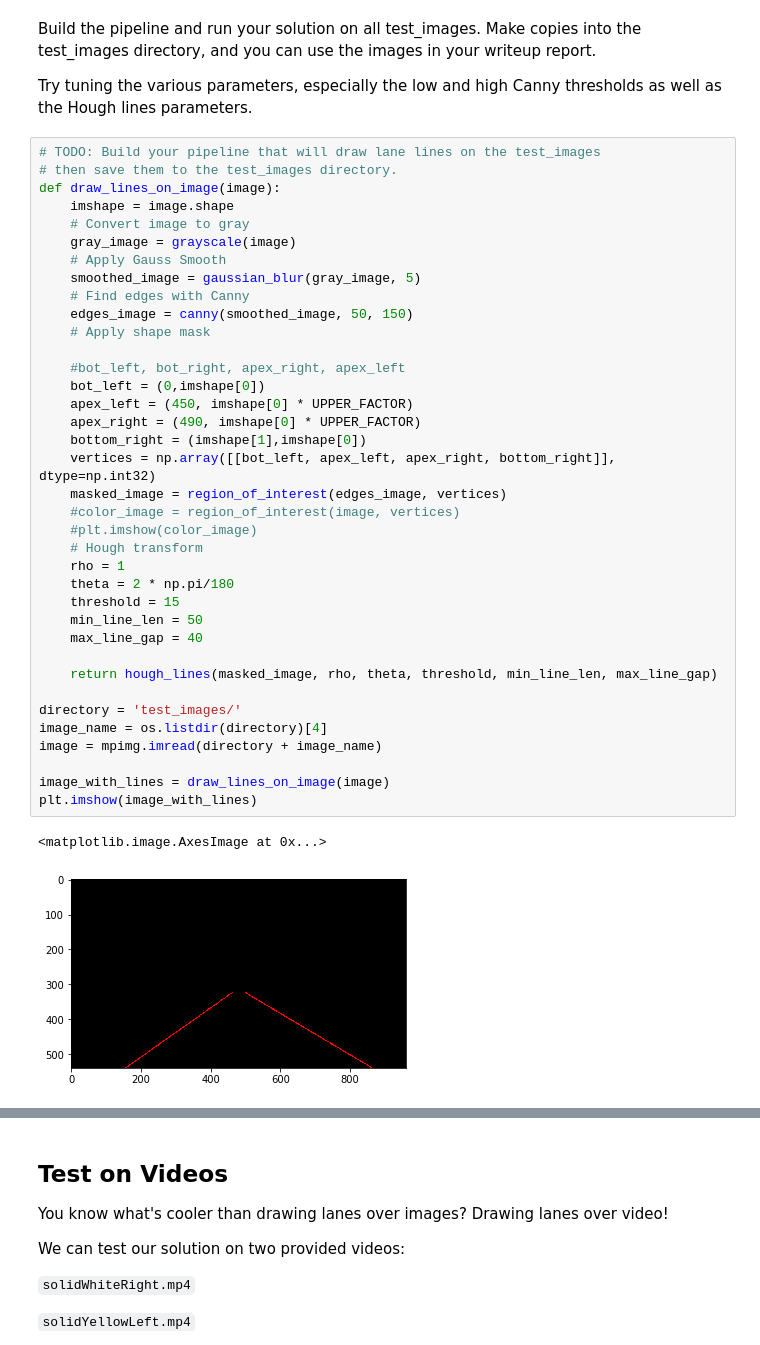
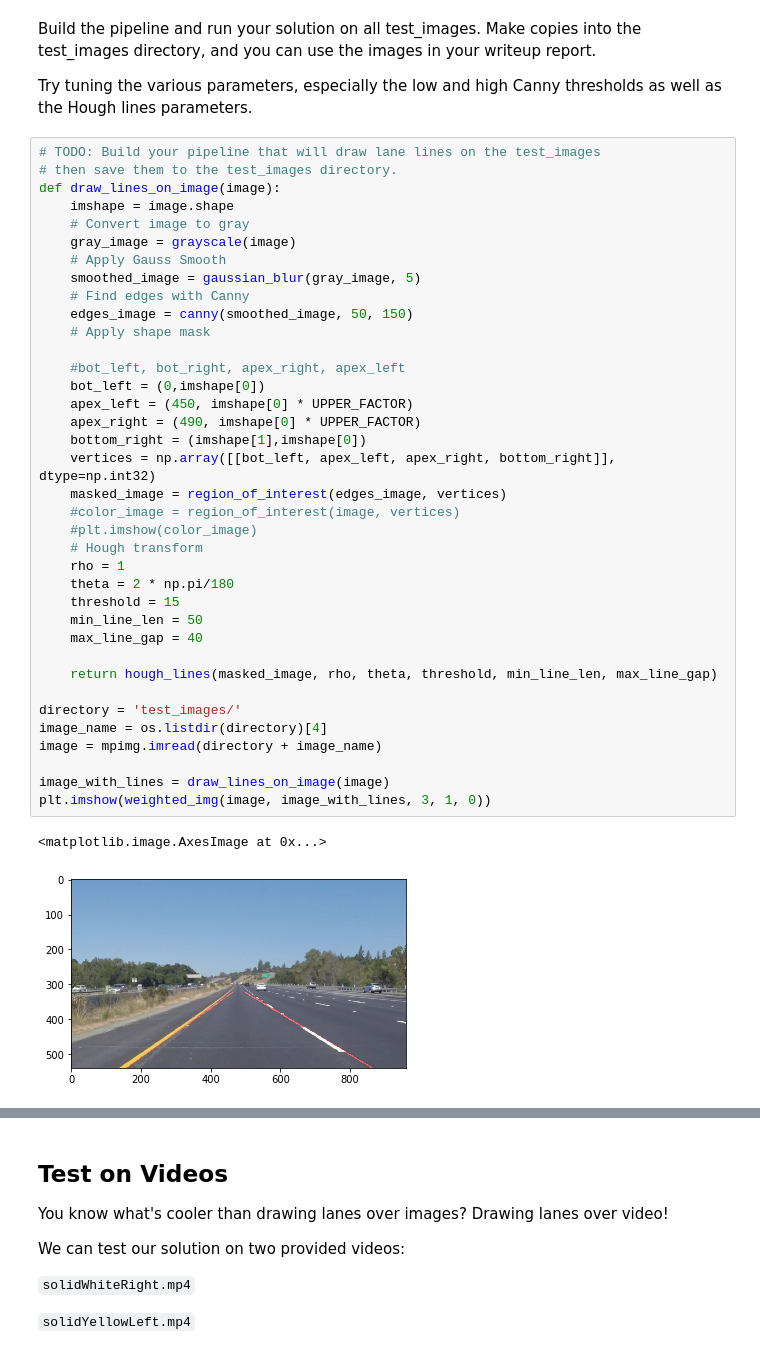
Before and after one commit to carlosbkm/CarND-LaneLines-P1, a Jupyter notebook: P1.ipynb, the cells around one changed output, grey strips where cells are left out. Saved outputs shown, nothing was run; the diff lists cells and outputs as text.

```diff
--- a/P1.ipynb
+++ b/P1.ipynb
@@ -251,32 +251,32 @@ def draw_lines_on_image(image):
     smoothed_image = gaussian_blur(gray_image, 5)
     # Find edges with Canny
     edges_image = canny(smoothed_image, 50, 150)
     # Apply shape mask
 
     #bot_left, bot_right, apex_right, apex_left
     bot_left = (0,imshape[0])
     apex_left = (450, imshape[0] * UPPER_FACTOR)
     apex_right = (490, imshape[0] * UPPER_FACTOR)
     bottom_right = (imshape[1],imshape[0])
     vertices = np.array([[bot_left, apex_left, apex_right, bottom_right]], dtype=np.int32)
     masked_image = region_of_interest(edges_image, vertices)
     #color_image = region_of_interest(image, vertices)
     #plt.imshow(color_image)
     # Hough transform
     rho = 1
     theta = 2 * np.pi/180
     threshold = 15
     min_line_len = 50
     max_line_gap = 40
 
     return hough_lines(masked_image, rho, theta, threshold, min_line_len, max_line_gap)
 
 directory = 'test_images/'
 image_name = os.listdir(directory)[4]
 image = mpimg.imread(directory + image_name)
 
 image_with_lines = draw_lines_on_image(image)
-plt.imshow(image_with_lines)
+plt.imshow(weighted_img(image, image_with_lines, 3, 1, 0))
 # %% [output]
 <matplotlib.image.AxesImage at 0x...>
-[figure, old version]
+[figure, new version]
```
Also changed, not shown: parts of 1 cell of this notebook.
